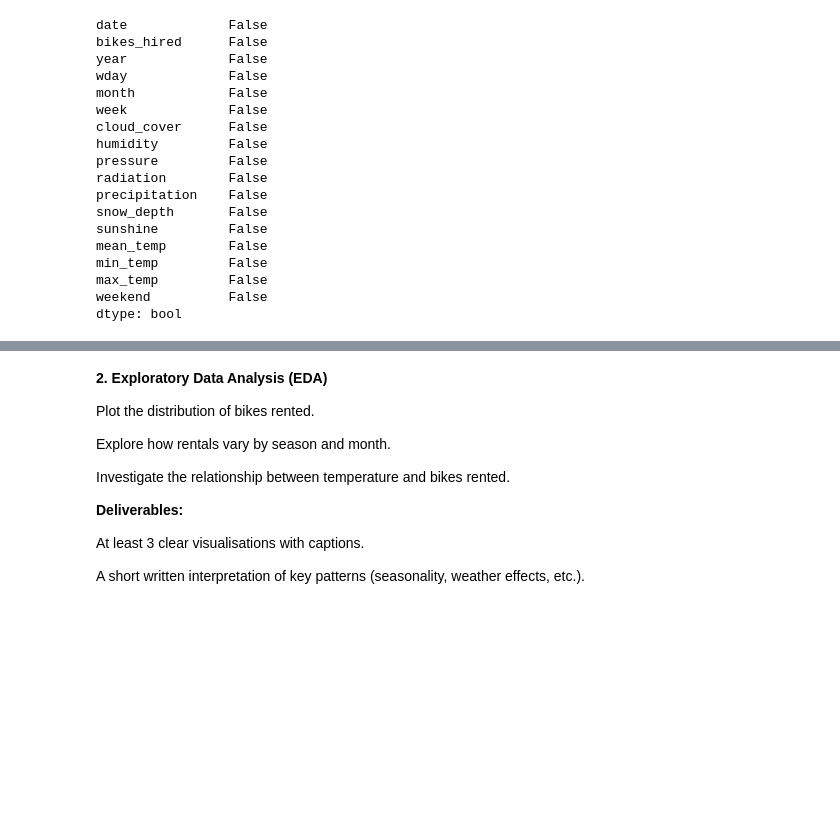
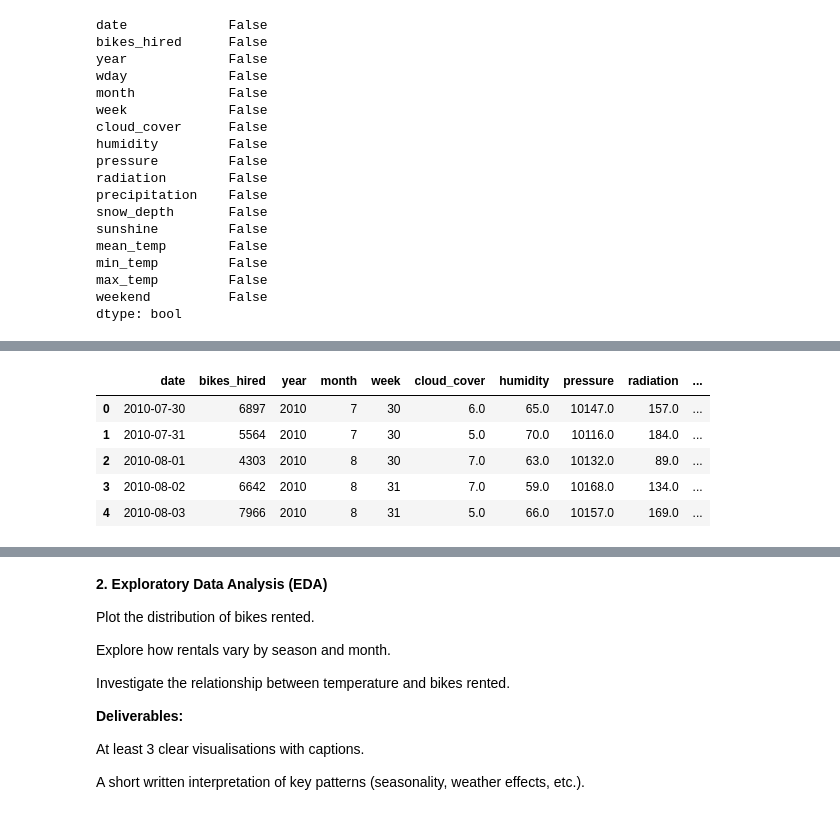
Before and after one commit to jonahpaige/Jonah_repository, a Jupyter notebook: Data/Session 3 Solutions-20250918/Group_Project.ipynb, the cells around one changed output, grey strips where cells are left out. Cells and saved outputs as stored; diff of their text form; code cells hidden in the pictures; blank space fills up the shorter version.

```diff
--- a/Data/Session 3 Solutions-20250918/Group_Project.ipynb
+++ b/Data/Session 3 Solutions-20250918/Group_Project.ipynb
@@ -124,0 +123,42 @@ bikes.dropna() # drop rows with any missing values (default)
+# %%
+# Convert to datetime first
+bikes['date'] = pd.to_datetime(bikes['date'])
+
+# extract components
+bikes["year"] = bikes["date"].dt.year
+bikes["month"] = bikes["date"].dt.month
+bikes["month_name"] = bikes["date"].dt.month_name()   # month label
+bikes["day"] = bikes["date"].dt.day
+bikes["day_of_week"] = bikes["date"].dt.day_name()     # weekday label
+bikes['date'] = bikes['date'].dt.date
+
+
+# create season_name based on numeric rules
+bikes["season"] = np.select(
+    [
+        (bikes["month"].isin([12, 1, 2])),   # Winter: Dec, Jan, Feb
+        (bikes["month"].isin([3, 4, 5])),    # Spring: Mar, Apr, May
+        (bikes["month"].isin([6, 7, 8])),    # Summer: Jun, Jul, Aug
+        (bikes["month"].isin([9, 10, 11]))   # Autumn: Sep, Oct, Nov
+    ],
+    ["Winter", "Spring", "Summer", "Autumn"],
+    default="Unknown"
+)
+
+# convert to ordered categorical, like fct_relevel in R
+season_order = ["Winter", "Spring", "Summer", "Autumn"]
+bikes["season"] = pd.Categorical(
+    bikes["season"],
+    categories=season_order,
+    ordered=True
+)
+
+bikes.drop('wday', axis=1, inplace=True)
+bikes.head()
+# %% [output]
+|  | date | bikes_hired | year | month | week | cloud_cover | humidity | pressure | radiation | ... |
+| 0 | 2010-07-30 | 6897 | 2010 | 7 | 30 | 6.0 | 65.0 | 10147.0 | 157.0 | ... |
+| 1 | 2010-07-31 | 5564 | 2010 | 7 | 30 | 5.0 | 70.0 | 10116.0 | 184.0 | ... |
+| 2 | 2010-08-01 | 4303 | 2010 | 8 | 30 | 7.0 | 63.0 | 10132.0 | 89.0 | ... |
+| 3 | 2010-08-02 | 6642 | 2010 | 8 | 31 | 7.0 | 59.0 | 10168.0 | 134.0 | ... |
+| 4 | 2010-08-03 | 7966 | 2010 | 8 | 31 | 5.0 | 66.0 | 10157.0 | 169.0 | ... |
```
Also changed, not shown: parts of 22 cells of this notebook.
